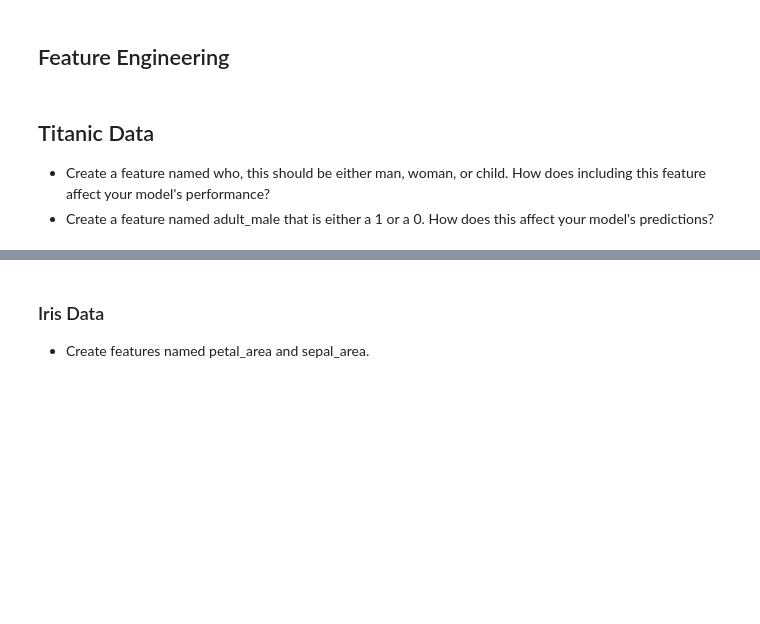
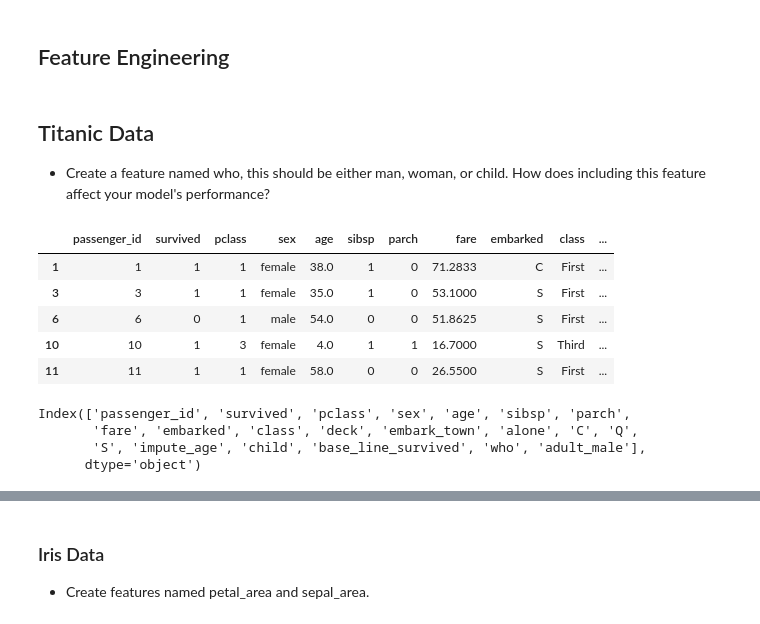
Before and after one commit to datastraine/codeup-data-science, a Jupyter notebook: model_evaluation.ipynb, the cells around one changed output, grey strips where cells are left out. Cells and saved outputs as stored; diff of their text form; code cells hidden in the pictures; blank space fills up the shorter version.

```diff
--- a/model_evaluation.ipynb
+++ b/model_evaluation.ipynb
@@ -1113,4 +1168,31 @@ weighted avg       0.78      0.79      0.78       127
 # %% [markdown]
 ## Titanic Data
 * Create a feature named who, this should be either man, woman, or child. How does including this feature affect your model's performance?
-* Create a feature named adult_male that is either a 1 or a 0. How does this affect your model's predictions?
+# %%
+titanic.head()
+# %% [output]
+|  | passenger_id | survived | pclass | sex | age | sibsp | parch | fare | embarked | class | ... |
+| 1 | 1 | 1 | 1 | female | 38.0 | 1 | 0 | 71.2833 | C | First | ... |
+| 3 | 3 | 1 | 1 | female | 35.0 | 1 | 0 | 53.1000 | S | First | ... |
+| 6 | 6 | 0 | 1 | male | 54.0 | 0 | 0 | 51.8625 | S | First | ... |
+| 10 | 10 | 1 | 3 | female | 4.0 | 1 | 1 | 16.7000 | S | Third | ... |
+| 11 | 11 | 1 | 1 | female | 58.0 | 0 | 0 | 26.5500 | S | First | ... |
+# %%
+conditions = [
+    (titanic['age'] <= 12) ,
+    (titanic['age'] > 12) & (titanic['sex'] == 'male'),
+    (titanic['age'] > 12) & (titanic['sex'] == 'female')
+    ]
+
+# create a list of the values we want to assign for each condition
+values = ['child', 'man', 'woman']
+
+# create a new column and use np.select to assign values to it using our lists as arguments
+titanic['who'] = np.select(conditions, values)
+
+titanic.columns
+# %% [output]
+Index(['passenger_id', 'survived', 'pclass', 'sex', 'age', 'sibsp', 'parch',
+       'fare', 'embarked', 'class', 'deck', 'embark_town', 'alone', 'C', 'Q',
+       'S', 'impute_age', 'child', 'base_line_survived', 'who', 'adult_male'],
+      dtype='object')
```
Also changed, not shown: parts of 12 cells of this notebook.
